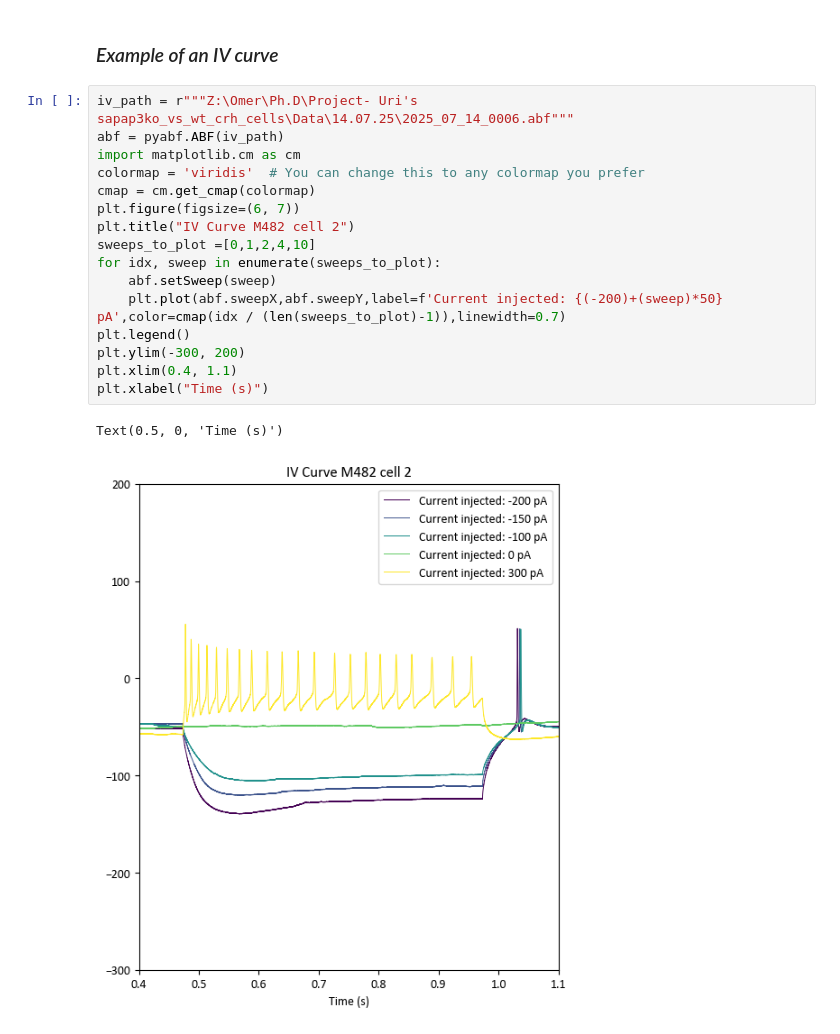
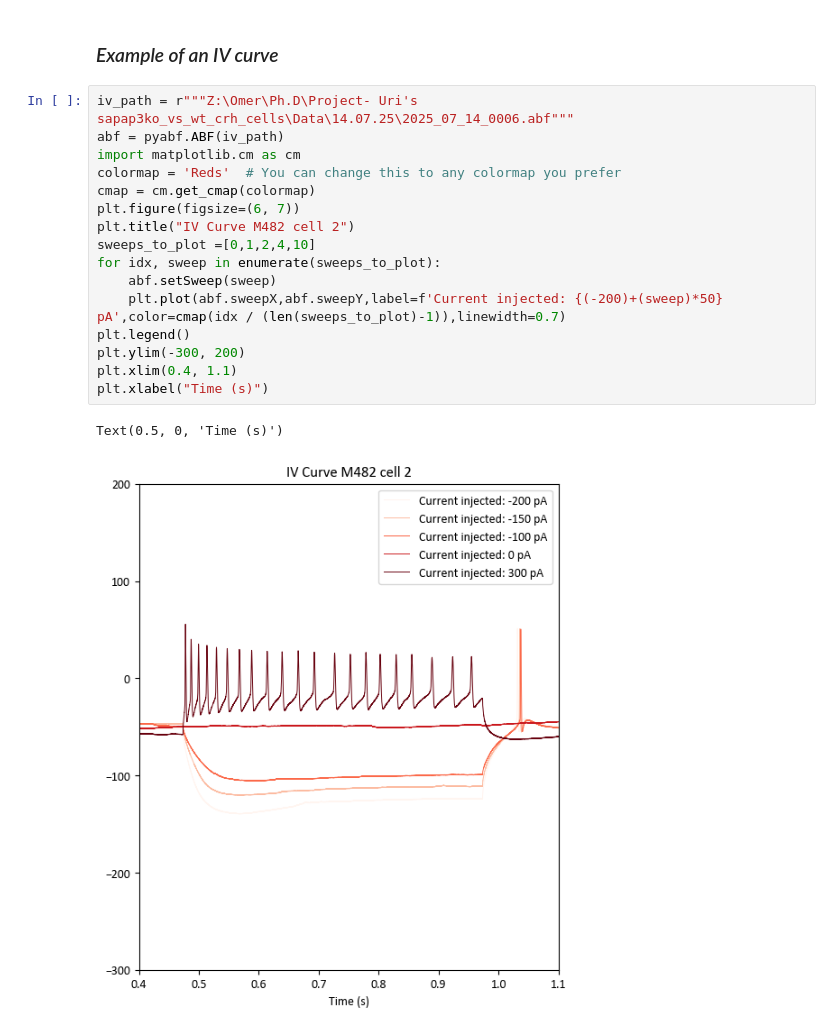
Before and after one commit to OmeRichWeizmann/Yizhar_lab, a Jupyter notebook: Uri's_Sapap3/ephys_sapap3_vs_wt.ipynb, the cells around one changed output. Cells and saved outputs as stored; diff of their text form.

Commit message:
iv curve code

```diff
--- a/Uri's_Sapap3/ephys_sapap3_vs_wt.ipynb
+++ b/Uri's_Sapap3/ephys_sapap3_vs_wt.ipynb
@@ -34,22 +34,22 @@ plt.rcParams['font.sans-serif'] = ['Calibri', 'Arial', 'DejaVu Sans', 'Liberatio
 # %%
 iv_path = r"""Z:\Omer\Ph.D\Project- Uri's sapap3ko_vs_wt_crh_cells\Data\14.07.25\2025_07_14_0006.abf"""
 abf = pyabf.ABF(iv_path)
 import matplotlib.cm as cm
-colormap = 'viridis'  # You can change this to any colormap you prefer
+colormap = 'Reds'  # You can change this to any colormap you prefer
 cmap = cm.get_cmap(colormap)
 plt.figure(figsize=(6, 7))
 plt.title("IV Curve M482 cell 2")
 sweeps_to_plot =[0,1,2,4,10]
 for idx, sweep in enumerate(sweeps_to_plot):
     abf.setSweep(sweep)
     plt.plot(abf.sweepX,abf.sweepY,label=f'Current injected: {(-200)+(sweep)*50} pA',color=cmap(idx / (len(sweeps_to_plot)-1)),linewidth=0.7)
 plt.legend()
 plt.ylim(-300, 200)
 plt.xlim(0.4, 1.1)
 plt.xlabel("Time (s)")
 # %% [output]
 Text(0.5, 0, 'Time (s)')
-[figure, old version]
+[figure, new version]
 # %%
 def peaks_finder(trace_filtred,thresh_min,thresh_max,thresh_prominence,fs):
     fs = 50000
```
Also changed, not shown: parts of 6 cells of this notebook.
